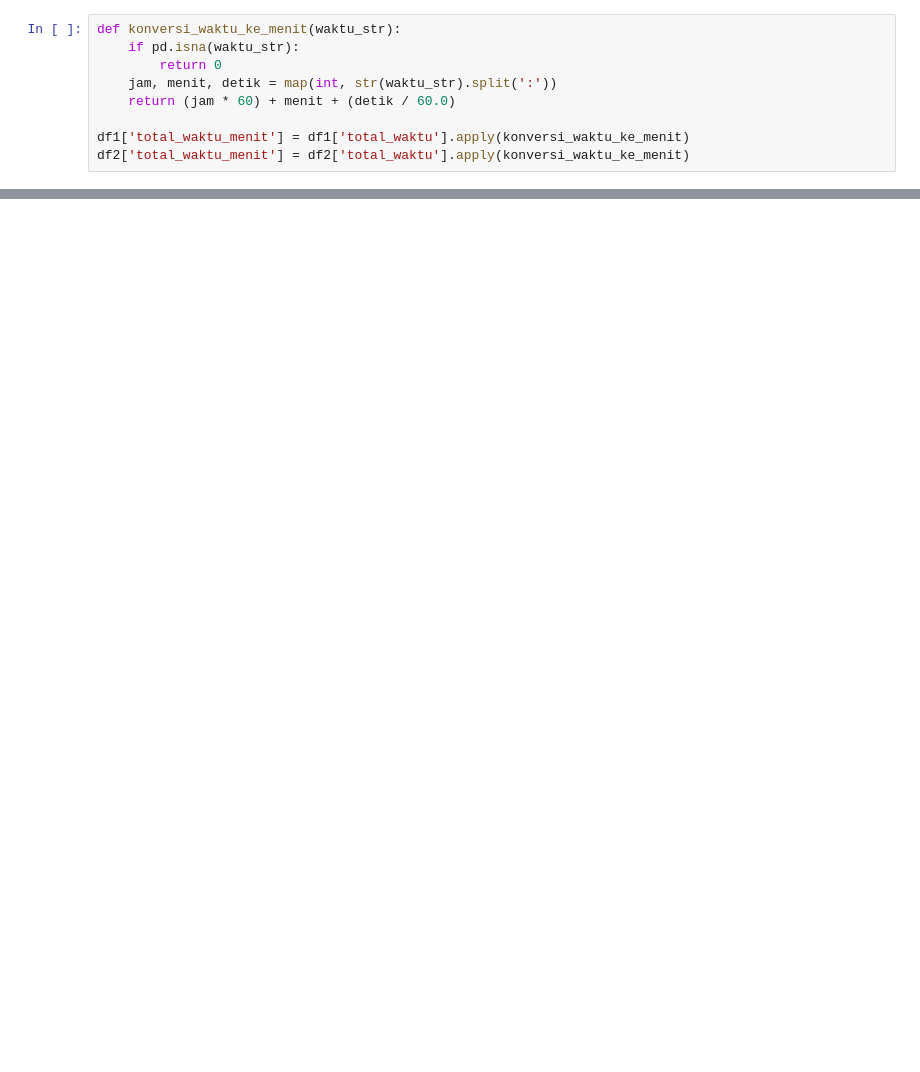
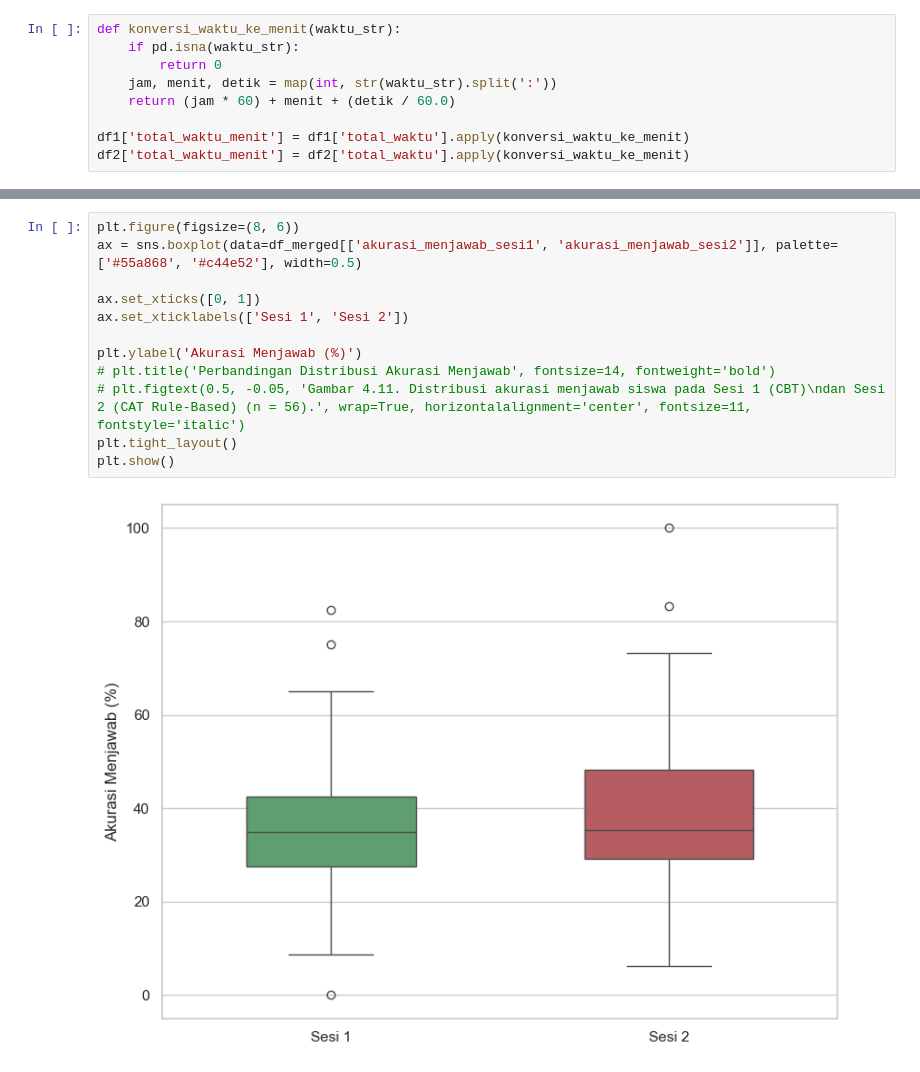
Before and after one commit to mhmadilham18/simulasi_monte_carlo, a Jupyter notebook: analisis-hasil-ujian/hasil.ipynb, the cells around one changed output, grey strips where cells are left out. Saved outputs shown, nothing was run; the diff lists cells and outputs as text; blank space fills up the shorter version.

```diff
--- a/analisis-hasil-ujian/hasil.ipynb
+++ b/analisis-hasil-ujian/hasil.ipynb
@@ -90,0 +79,14 @@ plt.show()
+# %%
+plt.figure(figsize=(8, 6))
+ax = sns.boxplot(data=df_merged[['akurasi_menjawab_sesi1', 'akurasi_menjawab_sesi2']], palette=['#55a868', '#c44e52'], width=0.5)
+
+ax.set_xticks([0, 1])
+ax.set_xticklabels(['Sesi 1', 'Sesi 2'])
+
+plt.ylabel('Akurasi Menjawab (%)')
+# plt.title('Perbandingan Distribusi Akurasi Menjawab', fontsize=14, fontweight='bold')
+# plt.figtext(0.5, -0.05, 'Gambar 4.11. Distribusi akurasi menjawab siswa pada Sesi 1 (CBT)\ndan Sesi 2 (CAT Rule-Based) (n = 56).', wrap=True, horizontalalignment='center', fontsize=11, fontstyle='italic')
+plt.tight_layout()
+plt.show()
+# %% [output]
+[figure, added]
```
Also changed, not shown: parts of 32 cells of this notebook, 2 other files.
